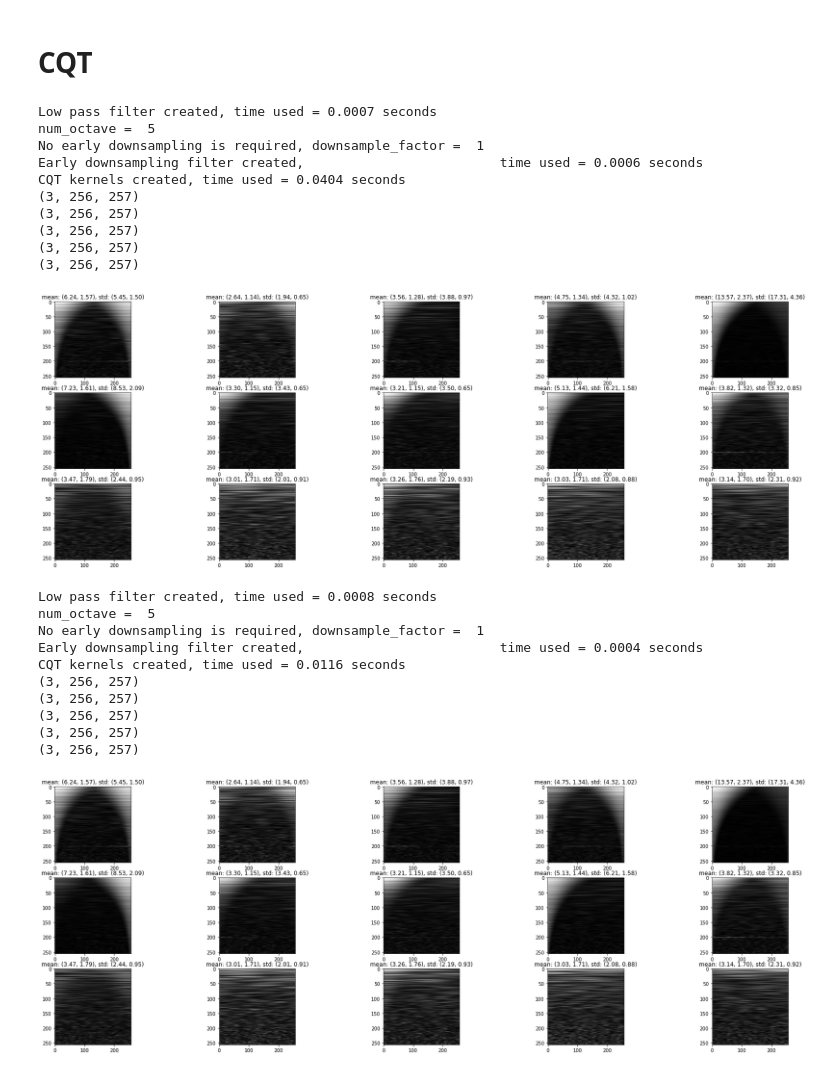
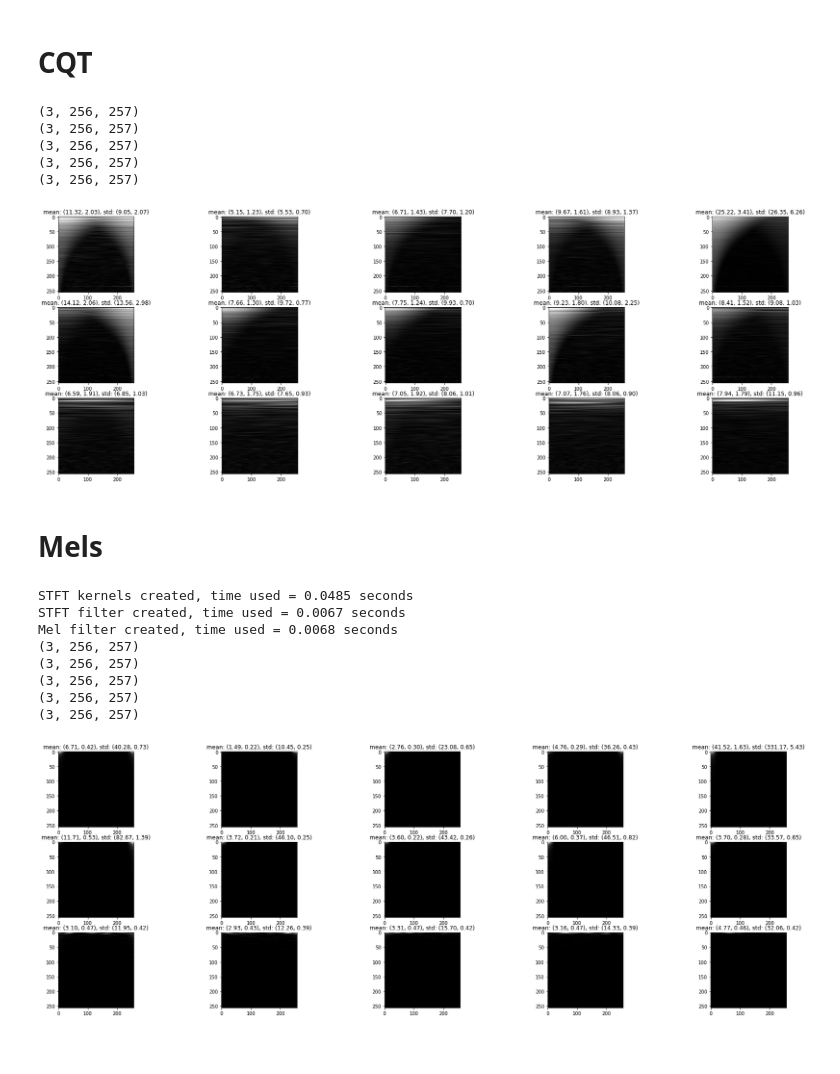
Before and after one commit to blurry-mood/g2net, a Jupyter notebook: eda/eda.ipynb, the cells around one changed output. Cells and saved outputs as stored; diff of their text form; code cells hidden in the pictures; blank space fills up the shorter version.

Commit message:
implement Signal to Image

```diff
--- a/eda/eda.ipynb
+++ b/eda/eda.ipynb
@@ -63,8 +63,8 @@ import torch
 """
 
 stft = STFT(n_fft=1024, freq_bins=256, hop_length=16, window='hann',
-                sr=2048, fmin=0, fmax=500, center=True,
-                freq_scale='linear', output_format='Magnitude', )
+                sr=2048, fmin=1e-10, fmax=1e3, center=True,
+                freq_scale='log', output_format='Magnitude', )
 axs = plt.subplots(3, 5, figsize=(30, 10))[1]
 
 for i in range(5):
@@ -124,8 +124,8 @@ STFT kernels created, time used = 0.0350 seconds
 -
 """
 
-cqt = CQT2010v2(sr=2048, hop_length=16, fmin=30, n_bins=256, bins_per_octave=60, norm=True, basis_norm=1,
-                window='hann', pad_mode='constant', output_format='Magnitude'  )
+cqt = CQT2010v2(sr=2048, hop_length=16, fmin=20, n_bins=256, bins_per_octave=60, norm=True, basis_norm=1,
+                window='hann', pad_mode='constant', output_format='Magnitude', verbose=False  )
 axs = plt.subplots(3, 5, figsize=(30, 10))[1]
 
 for i in range(5):
@@ -140,46 +140,41 @@ for i in range(5):
 plt.savefig('spectro_cqt_magnitude.png')
 plt.show()
 # %% [output]
-Low pass filter created, time used = 0.0007 seconds
-num_octave =  5
-No early downsampling is required, downsample_factor =  1
-Early downsampling filter created,                         time used = 0.0006 seconds
-CQT kernels created, time used = 0.0404 seconds
 (3, 256, 257)
 (3, 256, 257)
 (3, 256, 257)
 (3, 256, 257)
 (3, 256, 257)
-[figure, old version]
+[figure, new version]
+# %% [markdown]
+# Mels
 # %%
 """Remarks:
 -
 """
 
-cqt = CQT2010v2(sr=2048, hop_length=16, fmin=30, n_bins=256, bins_per_octave=60, norm=True, basis_norm=1,
-                window='hann', pad_mode='constant', output_format='Magnitude'  )
+mel = MelSpectrogram(sr=2048, n_fft=1024, n_mels=256, hop_length=16, window='hann', center=True, pad_mode='constant',
+                htk=True, fmin=20, fmax=500,  verbose=True  )
 axs = plt.subplots(3, 5, figsize=(30, 10))[1]
 
 for i in range(5):
     ts = np.load(df.loc[i, 'id'])
-    spec = cqt(torch.from_numpy(ts).float()).detach().numpy()*1e22
+    spec = mel(torch.from_numpy(ts).float()).detach().numpy()*1e41
     print(spec.shape)
     for j in range(3):
         axs[j, i].imshow(spec[j], cmap='gray')
         half = spec[j].shape[0]//2
         axs[j, i].set_title(f"mean: ({spec[j][:half].mean():.2f}, {spec[j][half:].mean():.2f}), std: ({spec[j][:half].std():.2f}, {spec[j][half:].std():.2f})")
 
-plt.savefig('spectro_cqt_magnitude.png')
+plt.savefig('spectro_mel.png')
 plt.show()
 # %% [output]
-Low pass filter created, time used = 0.0008 seconds
-num_octave =  5
-No early downsampling is required, downsample_factor =  1
-Early downsampling filter created,                         time used = 0.0004 seconds
-CQT kernels created, time used = 0.0116 seconds
+STFT kernels created, time used = 0.0485 seconds
+STFT filter created, time used = 0.0067 seconds
+Mel filter created, time used = 0.0068 seconds
 (3, 256, 257)
 (3, 256, 257)
 (3, 256, 257)
 (3, 256, 257)
 (3, 256, 257)
-[figure, old version]
+[figure, new version]
```
Also changed, not shown: parts of 3 cells of this notebook, 9 other files.
